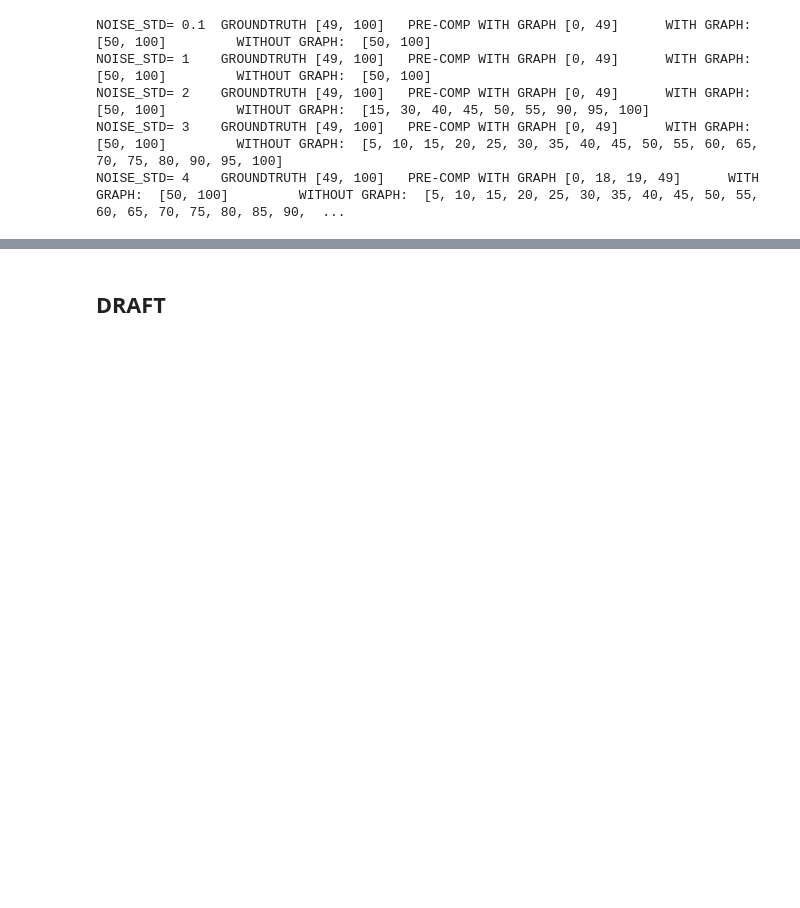
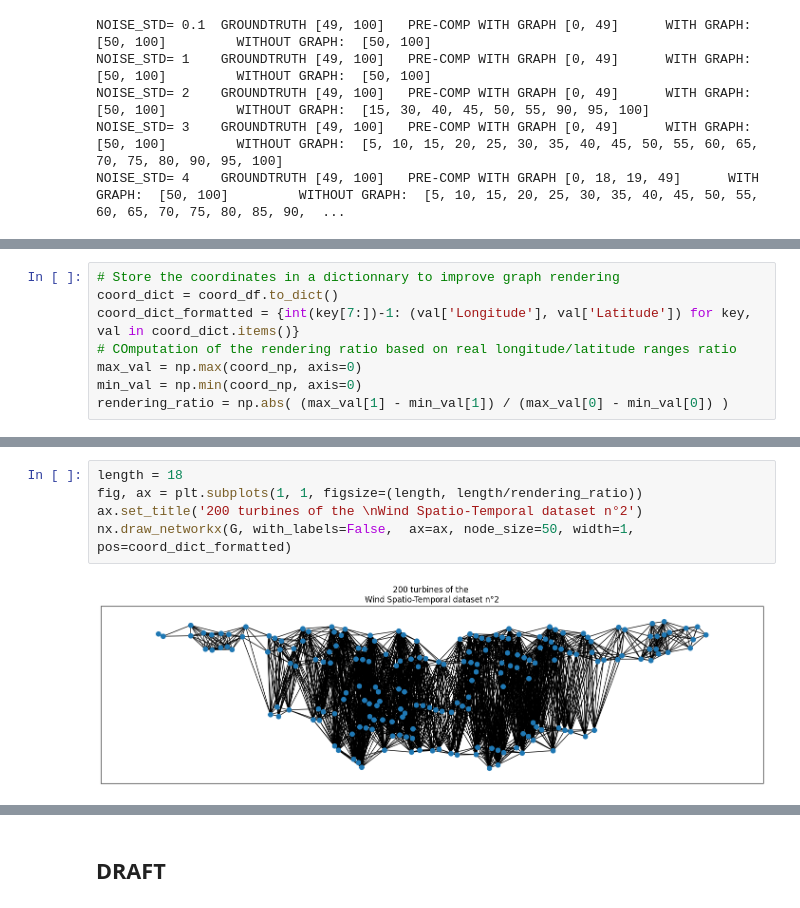
Before and after one commit to evenmatencio/graph-signals-change-point-detection, a Jupyter notebook: cpd_playground.ipynb, the cells around one changed output, grey strips where cells are left out. Drawn from its saved outputs; the diff is of its cells as text; blank space fills up the shorter version.

```diff
--- a/cpd_playground.ipynb
+++ b/cpd_playground.ipynb
@@ -546,0 +608,8 @@ NOISE_STD= 4    GROUNDTRUTH [49, 100]   PRE-COMP WITH GRAPH [0, 18, 19, 49]
+# %%
+# Store the coordinates in a dictionnary to improve graph rendering
+coord_dict = coord_df.to_dict()
+coord_dict_formatted = {int(key[7:])-1: (val['Longitude'], val['Latitude']) for key, val in coord_dict.items()}
+# COmputation of the rendering ratio based on real longitude/latitude ranges ratio
+max_val = np.max(coord_np, axis=0)
+min_val = np.min(coord_np, axis=0)
+rendering_ratio = np.abs( (max_val[1] - min_val[1]) / (max_val[0] - min_val[0]) )
@@ -546,0 +624,7 @@ NOISE_STD= 4    GROUNDTRUTH [49, 100]   PRE-COMP WITH GRAPH [0, 18, 19, 49]
+# %%
+length = 18
+fig, ax = plt.subplots(1, 1, figsize=(length, length/rendering_ratio))
+ax.set_title('200 turbines of the \nWind Spatio-Temporal dataset n°2')
+nx.draw_networkx(G, with_labels=False,  ax=ax, node_size=50, width=1, pos=coord_dict_formatted)
+# %% [output]
+[figure, added]
```
Also changed, not shown: parts of 15 cells of this notebook, 2 other files.
